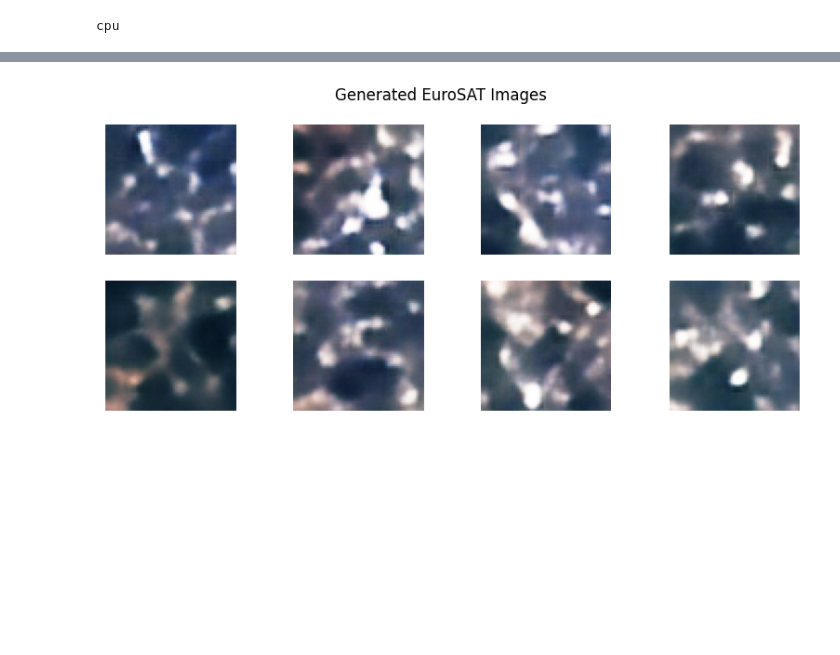
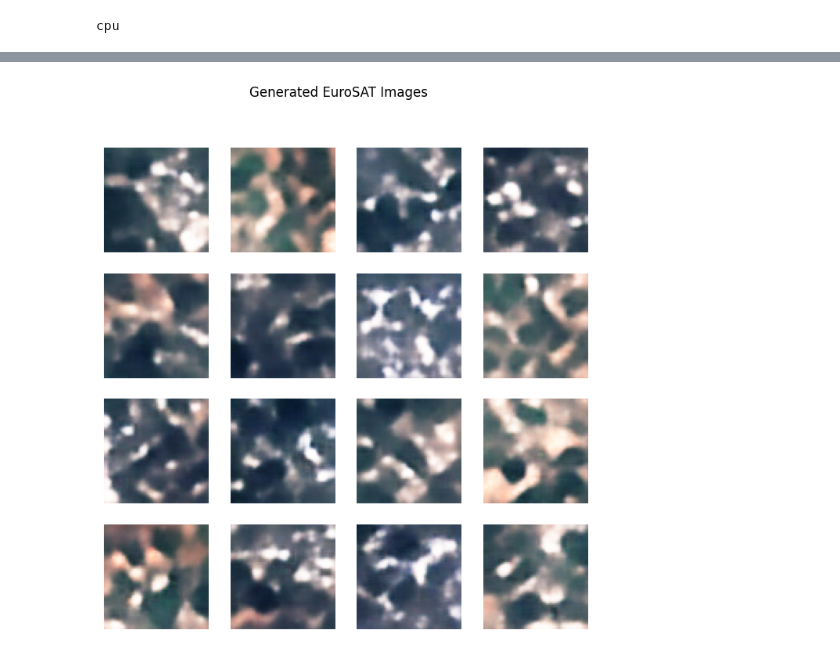
Before and after one commit to iamKrishnendu/ai_concepts_learning, a Jupyter notebook: assignments/deepLearning/notebook/G25AIT1077.ipynb, the cells around one changed output, grey strips where cells are left out. Drawn from its saved outputs; the diff is of its cells as text; code cells hidden in the pictures; blank space fills up the shorter version.

```diff
--- a/assignments/deepLearning/notebook/G25AIT1077.ipynb
+++ b/assignments/deepLearning/notebook/G25AIT1077.ipynb
@@ -193,20 +193,23 @@ plt.show()
 # %%
 # Generate new Satelite Images
 
 model.eval()
 
 with torch.no_grad():
-    z = torch.randn(8, latent_dimension).to(device)
+    z = torch.randn(16, latent_dimension).to(device)
     reGenerated = model.decoder(z).cpu()
 
-plt.figure(figsize=(10,4))
+rows = 4
+cols = 4
 
-for i in range(8):
-    plt.subplot(2,4,i+1)
-    plt.imshow(reGenerated[i].permute(1,2,0))
+plt.figure(figsize=(8,8))
+
+for i in range(rows * cols):
+    plt.subplot(rows, cols, i+1)
+    plt.imshow(reGenerated[i].permute(1,2,0).clamp(0,1))
     plt.axis("off")
 
 plt.suptitle("Generated EuroSAT Images")
 plt.show()
 # %% [output]
-[figure, old version]
+[figure, new version]
```
Also changed, not shown: parts of 16 cells of this notebook, 4 other files.
